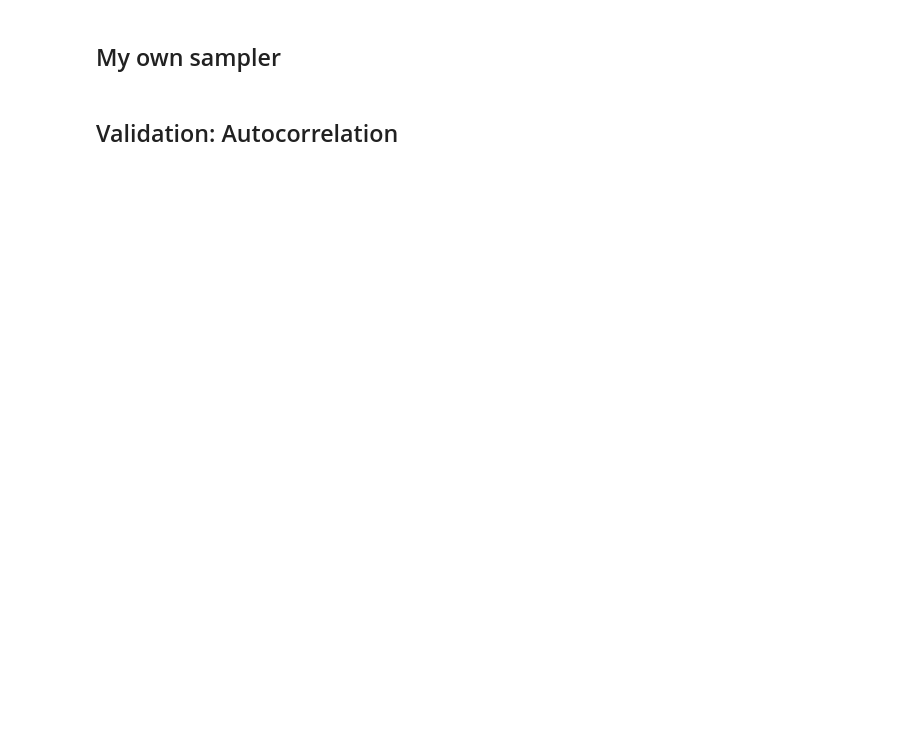
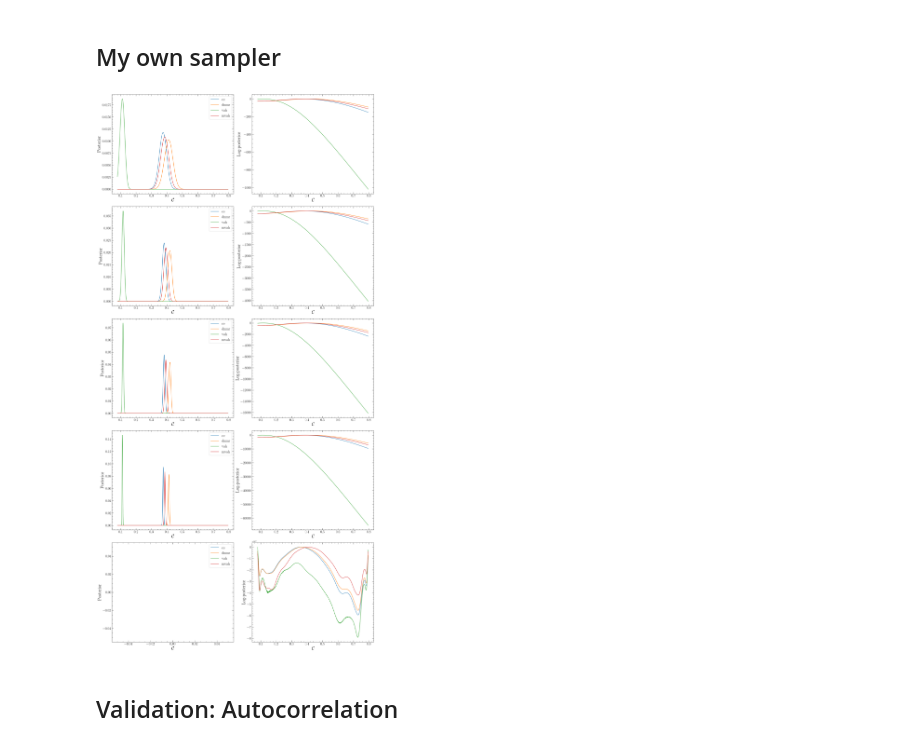
Before and after one commit to ominusliticus/Bayesian-BjorkenRTA, a Jupyter notebook: scripts/BayesianAnalysis-1param.ipynb, the cells around one changed output. Saved outputs shown, nothing was run; the diff lists cells and outputs as text; code cells hidden in the pictures; blank space fills up the shorter version.

```diff
--- a/scripts/BayesianAnalysis-1param.ipynb
+++ b/scripts/BayesianAnalysis-1param.ipynb
@@ -322,7 +322,7 @@ def design_log_posterior(model_parameters, design_range, design_points, design_p
 # mvah = []  # 3
 hydro_mode = [0, 1, 2, 3]
 names = ['ce', 'dnmr', 'vah', 'mvah']
-read_in_simulation = False   # should false for first run
+read_in_simulation = True   # should false for first run
 if read_in_simulation:
     with open('design_points/design_points_n=1.dat','r') as f:
         GP_design_points = np.array([[float(entry) for entry in line.split()] for line in f.readlines()])
@@ -855,7 +890,7 @@ def log_likelihood(y, cov):
     else:
         raise print('Diagonal has negative entry')
 
-def log_posterior(model_parameters, design_range, true_observables, true_errors, hydro_name, GP_emulator):
+def log_posterior(model_parameters, design_range, true_observables, true_errors, hydro_name, GP_emulator, scalers):
     '''
     Parameters:
     ------------
@@ -869,7 +904,7 @@ def log_posterior(model_parameters, design_range, true_observables, true_errors,
     '''
     running_log_likelihood = 0
     for k in range(true_observables.shape[0]):
-        emulation_values, emulation_variance = predict_observable(model_parameters, hydro_name, k, GP_emulator)
+        emulation_values, emulation_variance = predict_observable(model_parameters, hydro_name, k, GP_emulator, scalers)
 
         y = np.array(emulation_values).flatten() - np.array(true_observables[k]).flatten()
         cov = emulation_variance + np.diag(true_errors) ** 2
@@ -879,9 +914,9 @@ def log_posterior(model_parameters, design_range, true_observables, true_errors,
     return log_prior(model_parameters, design_range) + running_log_likelihood
 # %%
 nparams = len(GP_parameter_names)
-nwalkers = 20 * nparams
-nburn = 500
-nsteps = 2000
+nwalkers = 10 * nparams
+nburn = 50
+nsteps = 200
 
 # TO DO: print MCMC to pickle file
 names = ['ce', 'dnmr', 'vah', 'mvah']
@@ -891,7 +926,7 @@ for i, name in enumerate(names):
     starting_guesses = GP_parameter_ranges[:,0] + np.random.rand(nwalkers, nparams) * GP_design_range
     print("MCMC sampling using emcee (affine-invariant ensamble sampler) with {0} walkers".format(nwalkers))
     with Pool() as pool:
-        sampler = emcee.EnsembleSampler(nwalkers, nparams, log_posterior, args=(GP_parameter_ranges, exact_pseudo[:, 1:4], exact_error, name, emulators))
+        sampler = emcee.EnsembleSampler(nwalkers, nparams, log_posterior, args=(GP_parameter_ranges, exact_pseudo[:, 1:4], exact_error, name, emulators, scalers))
         print('burn in sampling started')
         pos = sampler.run_mcmc(starting_guesses, nburn, progress=True, store=True)
         print("Mean acceptance fraction: {0:.3f} (in total {1} steps)".format(
@@ -918,36 +982,38 @@ posteriors = {}
 for i, name in enumerate(names):
     final_arr = np.zeros(steps)
     for j in range(steps):
-        final_arr[j] = log_posterior([sampler_params[j]], GP_parameter_ranges, exact_pseudo[:, 1:4], exact_error, name, emulators)
+        final_arr[j] = log_posterior([sampler_params[j]], GP_parameter_ranges, exact_pseudo[:, 1:4], exact_error, name, emulators, scalers)
     posteriors[name] = final_arr
 # %%
 fig, ax = plt.subplots(5, 2, figsize=(20, 40))
 alpha_error = [0.5, 0.25, 0.125, 0.0625, 0.0]
 for k, err in enumerate(alpha_error):
     pseudo_err = err * exact_out[:, 1:4]
     pseudo_dat = np.array([[np.random.normal(loc=obv, scale=0.05 * obv) for obv in exact] for exact in exact_out])
     for i, tau in enumerate(simulation_taus):
         exact_pseudo[i, 0] = tau
     steps = 1000
     sampler_params = np.linspace(GP_parameter_ranges[0,0], GP_parameter_ranges[0,1], steps)
     posteriors = {}
     for i, name in enumerate(names):
         final_arr = np.zeros(steps)
         for j in range(steps):
-            final_arr[j] = log_posterior([sampler_params[j]], GP_parameter_ranges, pseudo_dat[:, 1:4], pseudo_err, name, emulators)
+            final_arr[j] = log_posterior([sampler_params[j]], GP_parameter_ranges, pseudo_dat[:, 1:4], pseudo_err, name, emulators, scalers)
         posteriors[name] = final_arr
 
     for i, name in enumerate(names):
         if False:
             ax[k, 0].plot(sampler_params, np.exp(posteriors[name] - np.max(posteriors[name])), label=name)
         else:
             ax[k, 0].plot(sampler_params, np.exp(np.array(posteriors[name], dtype=np.float128)) / np.sum(np.exp(np.array(posteriors[name], dtype=np.float128))), label=name)
         ax[k, 1].plot(sampler_params, posteriors[name] - np.max(posteriors[name]))
     ax[k, 0].legend(loc='upper right', fontsize=20)
     costumize_axis(ax[k, 0], r'$\mathcal C$', 'Posterior')
     costumize_axis(ax[k, 1], r'$\mathcal C$', 'Log-posterior')
 fig.tight_layout()
 fig.savefig('plots/1param-posterior-compare-errors1.pdf')
+# %% [output]
+[figure, added]
 # %%
 for name in names:
     print(posteriors[name])
```
Also changed, not shown: parts of 20 cells of this notebook, 8 other files.
